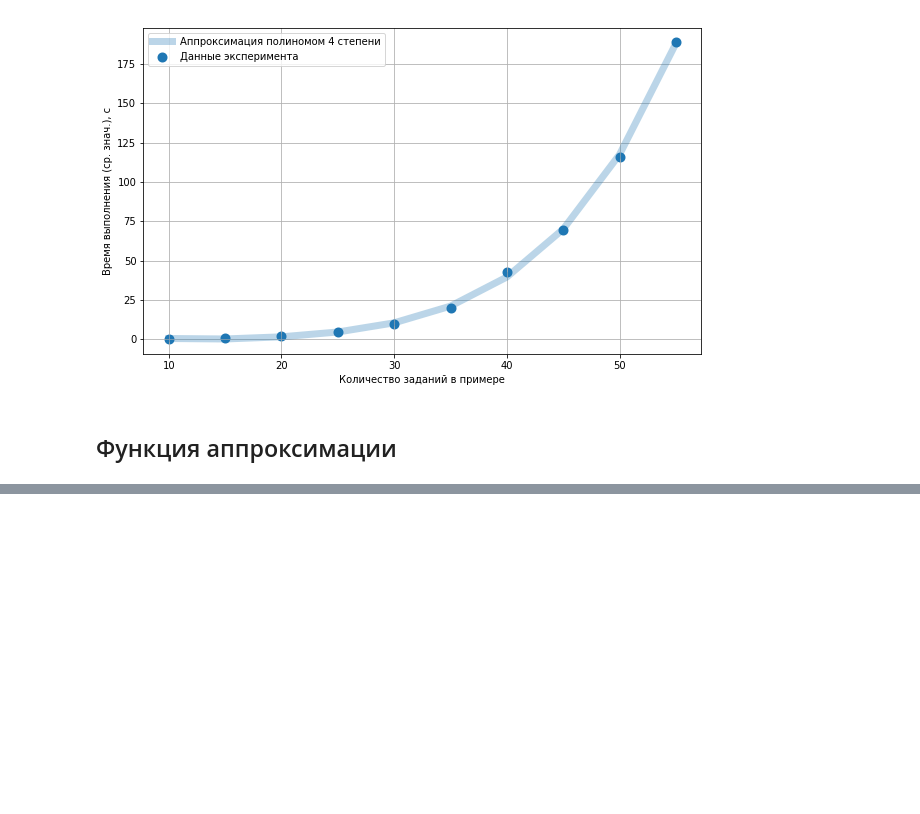
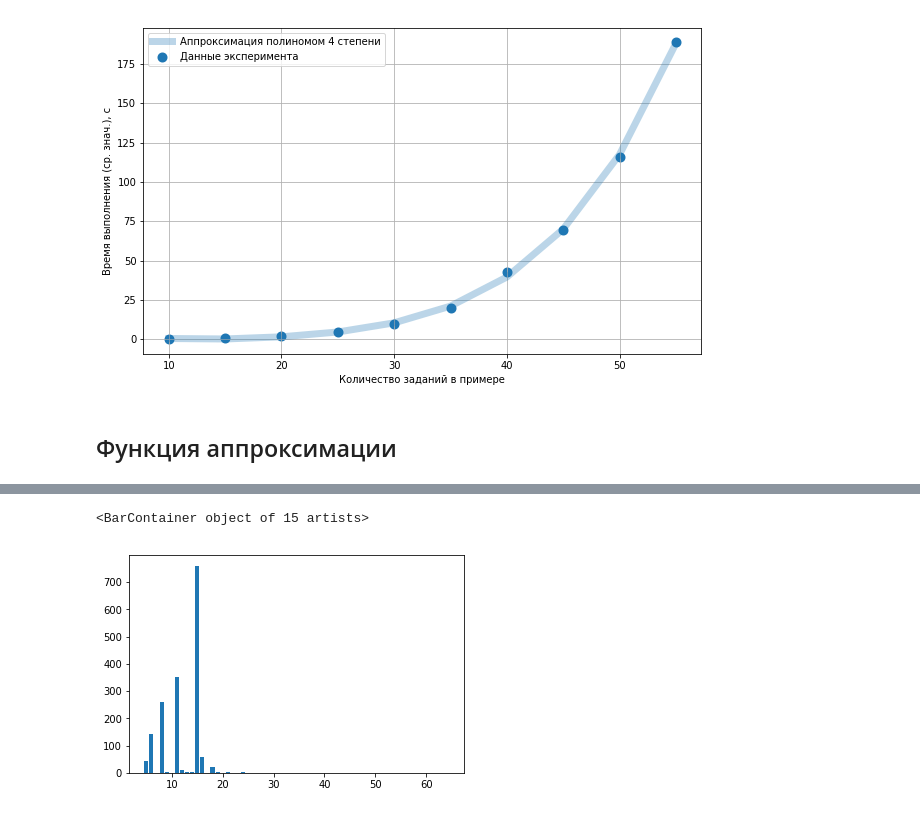
Before and after one commit to andtun/schedules, a Jupyter notebook: LMax.ipynb, the cells around one changed output, grey strips where cells are left out. Cells and saved outputs as stored; diff of their text form; code cells hidden in the pictures; blank space fills up the shorter version.

```diff
--- a/LMax.ipynb
+++ b/LMax.ipynb
@@ -345,0 +508,5 @@ def approx(x, y, i):
+# %%
+plt.bar(results.keys(), results.values())
+# %% [output]
+<BarContainer object of 15 artists>
+[figure, added]
```
Also changed, not shown: parts of 16 cells of this notebook.
